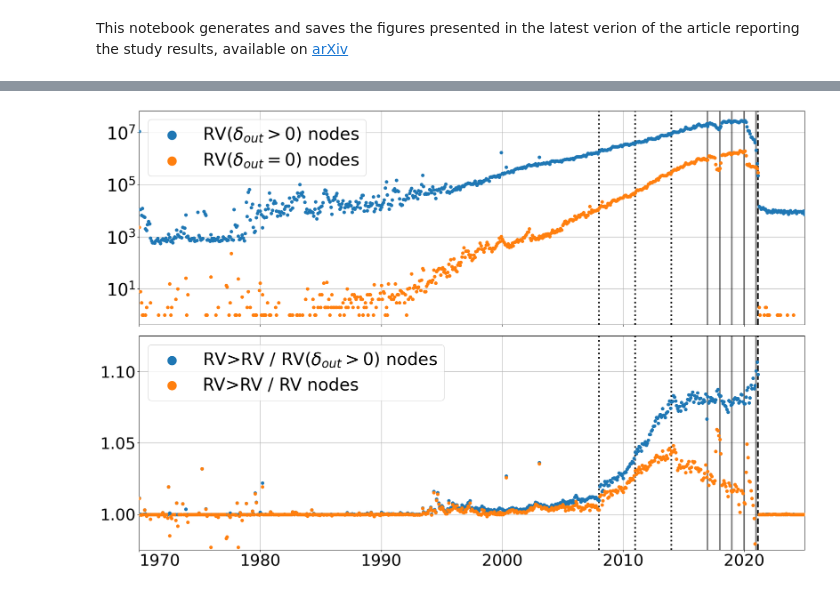
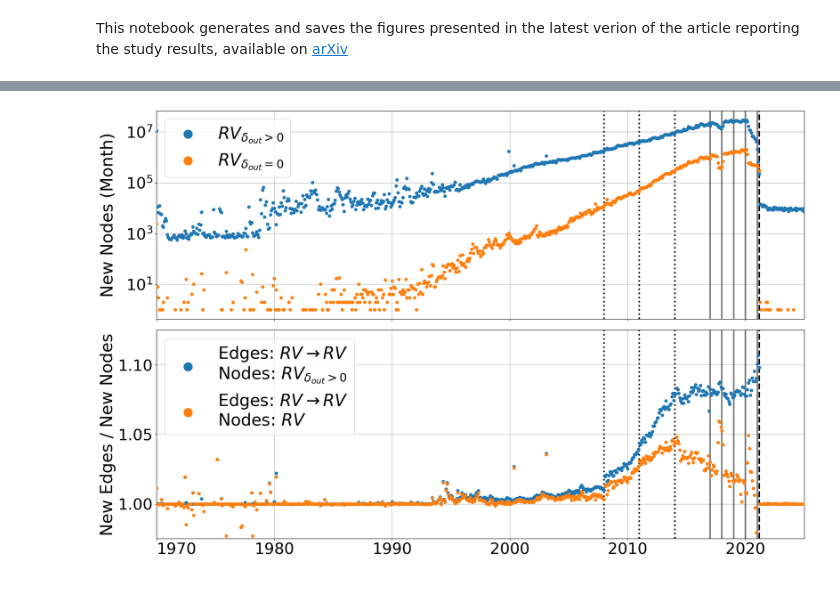
Before and after one commit to grouss/growing-network-study, a Jupyter notebook: Replication_Package_Figures.ipynb, the cells around one changed output, grey strips where cells are left out. Saved outputs shown, nothing was run; the diff lists cells and outputs as text; code cells hidden in the pictures.

```diff
--- a/Replication_Package_Figures.ipynb
+++ b/Replication_Package_Figures.ipynb
@@ -150,16 +133,19 @@ if Rebuild:
             axs[0].scatter(x,stat[sourcetype],s=30,zorder=10,label=sourcetype+" nodes")
     axs[0].legend(loc='upper left',fontsize=fontsize,ncol=1,markerscale=3)
     axs[0].set_yscale("log")
-    axs[0].tick_params(axis='both',which='major',labelsize=fontsize)
+    axs[0].tick_params(axis='both',which='major',labelsize=fontsize-2)
+    axs[0].set_ylabel("New Nodes (Month)",fontsize=fontsize)
     verticalline(fig,axs[0])
     shiftlabels(fig,axs[0])
 
     for sourcetype in ["RV>RV","RL>RV","RL>RL"]:
         if ">" in sourcetype and np.sum(stat[sourcetype])!=0:
-            axs[1].scatter(x,stat[sourcetype],s=30,zorder=10,label=sourcetype+" edges")
+            n1,n2=sourcetype.split(">")
+            axs[1].scatter(x,stat[sourcetype],s=30,zorder=10,label=n1+r'$\to$'+n2+" edges")
     axs[1].legend(loc='upper left',fontsize=fontsize,ncol=2,markerscale=3)
     axs[1].set_yscale("log")
     axs[1].tick_params(axis='both',which='major',labelsize=fontsize-2)
+    axs[1].set_ylabel("New Edges (Month)",fontsize=fontsize-2)
     verticalline(fig,axs[1])
     shiftlabels(fig,axs[1])
 
@@ -211,38 +190,43 @@ if Rebuild:
     RV_RV=outdegree_RV_RV_month["edges_dout>=0"]
 
     datearray=1970+np.arange(1634)/12 # month since epoch to year+mont/12 (month in [0,11])
 
     nfig=2
     fontsize=32
 
     fig, axs = plt.subplots(nfig,figsize=(18,6*nfig),sharex=True)
 
     plt.tight_layout()
     for i in range(nfig):
         axs[i].set_xlim(1970,2025)
         axs[i].grid()
 
 
-    axs[0].scatter(datearray,RV_1plus,s=30,zorder=10,label=r'RV($\delta_{out}>0$) nodes')
-    axs[0].scatter(datearray,RV_0,s=30,zorder=10,label=r'RV($\delta_{out}=0$) nodes')
+    axs[0].scatter(datearray,RV_1plus,s=30,zorder=10,label=r'$RV_{\delta_{out}>0}$')
+    axs[0].scatter(datearray,RV_0,s=30,zorder=10,label=r'$RV_{\delta_{out}=0}$')
     axs[0].legend(loc='upper left',fontsize=fontsize,ncol=1,markerscale=3)
-    axs[0].tick_params(axis='both',which='major',labelsize=fontsize)
+    axs[0].tick_params(axis='both',which='major',labelsize=fontsize-2)
     axs[0].set_yscale("log")
+    axs[0].set_ylabel("New Nodes (Month)",fontsize=fontsize)
+
     verticalline(fig,axs[0])
     shiftlabels(fig,axs[0])
 
-    axs[1].scatter(datearray,RV_RV/(RV_1plus),s=30,zorder=10,label=r'RV>RV / RV($\delta_{out}>0$) nodes')
-    axs[1].scatter(datearray,RV_RV/(RV_0+RV_1plus),s=30,zorder=10,label="RV>RV / RV nodes")
+    axs[1].scatter(datearray,RV_RV/(RV_1plus),s=30,zorder=10,label=r'Edges: $RV{\to}RV$'+'\n'+r'Nodes: $RV_{\delta_{out}>0}$')
+    axs[1].scatter(datearray,RV_RV/(RV_0+RV_1plus),s=30,zorder=10,label=r'Edges: $RV{\to}RV$'+'\n'+r'Nodes: $RV$')
     axs[1].legend(loc='upper left',fontsize=fontsize,ncol=1,markerscale=3)
     axs[1].set_ylim(0.975,1.125)
     axs[1].tick_params(axis='both',which='major',labelsize=fontsize-2)
+    #axs[1].set_ylabel(r'$\frac{\rm New~Edges}{\rm New~Nodes}$',fontsize=fontsize)
+    axs[1].set_ylabel('New Edges / New Nodes',fontsize=fontsize)
+
     verticalline(fig,axs[1])
     shiftlabels(fig,axs[1])
-
+    fig.align_ylabels(axs)
     if Fsave:
         plt.savefig(exportpath+'/Figures/RatioRVRV_1970_2030.png', format='png', dpi=300,bbox_inches='tight')
 
     plt.show()
 # %% [output]
-[figure, old version]
+[figure, new version]
 # %% [markdown]
```
Also changed, not shown: parts of 22 cells of this notebook, 30 other files.
